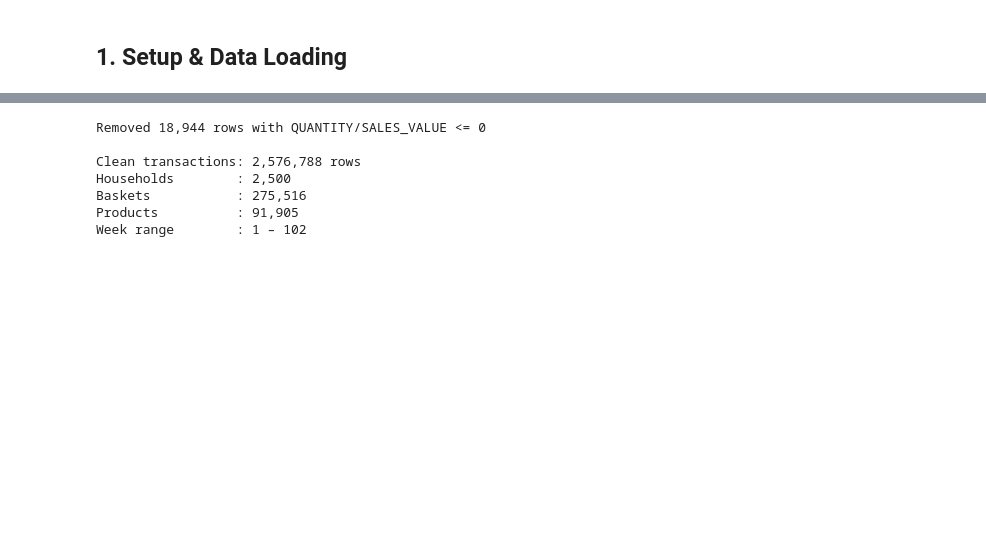
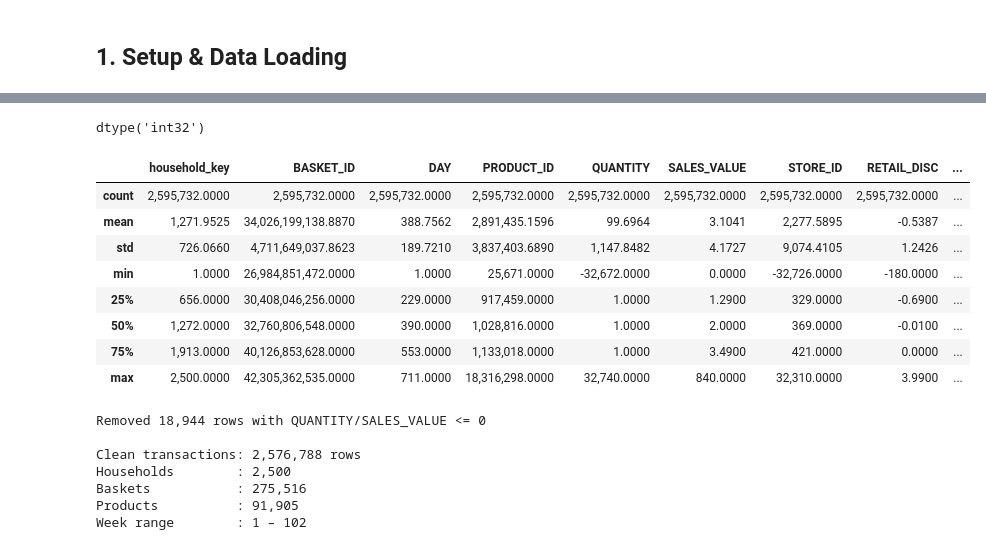
Before and after one commit to Dobit25/data_driven_marketing_project, a Jupyter notebook: notebooks/eda_notebook.ipynb, the cells around one changed output, grey strips where cells are left out. Saved outputs shown, nothing was run; the diff lists cells and outputs as text; code cells hidden in the pictures; blank space fills up the shorter version.

```diff
--- a/notebooks/eda_notebook.ipynb
+++ b/notebooks/eda_notebook.ipynb
@@ -79,6 +79,26 @@ print(f"Products     : {prod.shape}")
 Transactions : (2595732, 12)
 Demographics : (801, 8)
 Products     : (92353, 7)
+# %%
+txn['QUANTITY'] = txn['QUANTITY'].astype('int32')
+txn['STORE_ID'] = txn['STORE_ID'].astype('int32')
+# %%
+txn['QUANTITY'].dtypes
+txn['STORE_ID'].dtypes
+# %% [output]
+dtype('int32')
+# %%
+txn.describe()
+# %% [output]
+|  | household_key | BASKET_ID | DAY | PRODUCT_ID | QUANTITY | SALES_VALUE | STORE_ID | RETAIL_DISC | ... |
+| count | 2,595,732.0000 | 2,595,732.0000 | 2,595,732.0000 | 2,595,732.0000 | 2,595,732.0000 | 2,595,732.0000 | 2,595,732.0000 | 2,595,732.0000 | ... |
+| mean | 1,271.9525 | 34,026,199,138.8870 | 388.7562 | 2,891,435.1596 | 99.6964 | 3.1041 | 2,277.5895 | -0.5387 | ... |
+| std | 726.0660 | 4,711,649,037.8623 | 189.7210 | 3,837,403.6890 | 1,147.8482 | 4.1727 | 9,074.4105 | 1.2426 | ... |
+| min | 1.0000 | 26,984,851,472.0000 | 1.0000 | 25,671.0000 | -32,672.0000 | 0.0000 | -32,726.0000 | -180.0000 | ... |
+| 25% | 656.0000 | 30,408,046,256.0000 | 229.0000 | 917,459.0000 | 1.0000 | 1.2900 | 329.0000 | -0.6900 | ... |
+| 50% | 1,272.0000 | 32,760,806,548.0000 | 390.0000 | 1,028,816.0000 | 1.0000 | 2.0000 | 369.0000 | -0.0100 | ... |
+| 75% | 1,913.0000 | 40,126,853,628.0000 | 553.0000 | 1,133,018.0000 | 1.0000 | 3.4900 | 421.0000 | 0.0000 | ... |
+| max | 2,500.0000 | 42,305,362,535.0000 | 711.0000 | 18,316,298.0000 | 32,740.0000 | 840.0000 | 32,310.0000 | 3.9900 | ... |
 # %%
 # ── Merge product info into transactions (for basket analysis later) ───────────
 prod_cols = ["PRODUCT_ID", "DEPARTMENT", "COMMODITY_DESC", "BRAND"]
```
Also changed, not shown: parts of 2 cells of this notebook, 36 other files.
